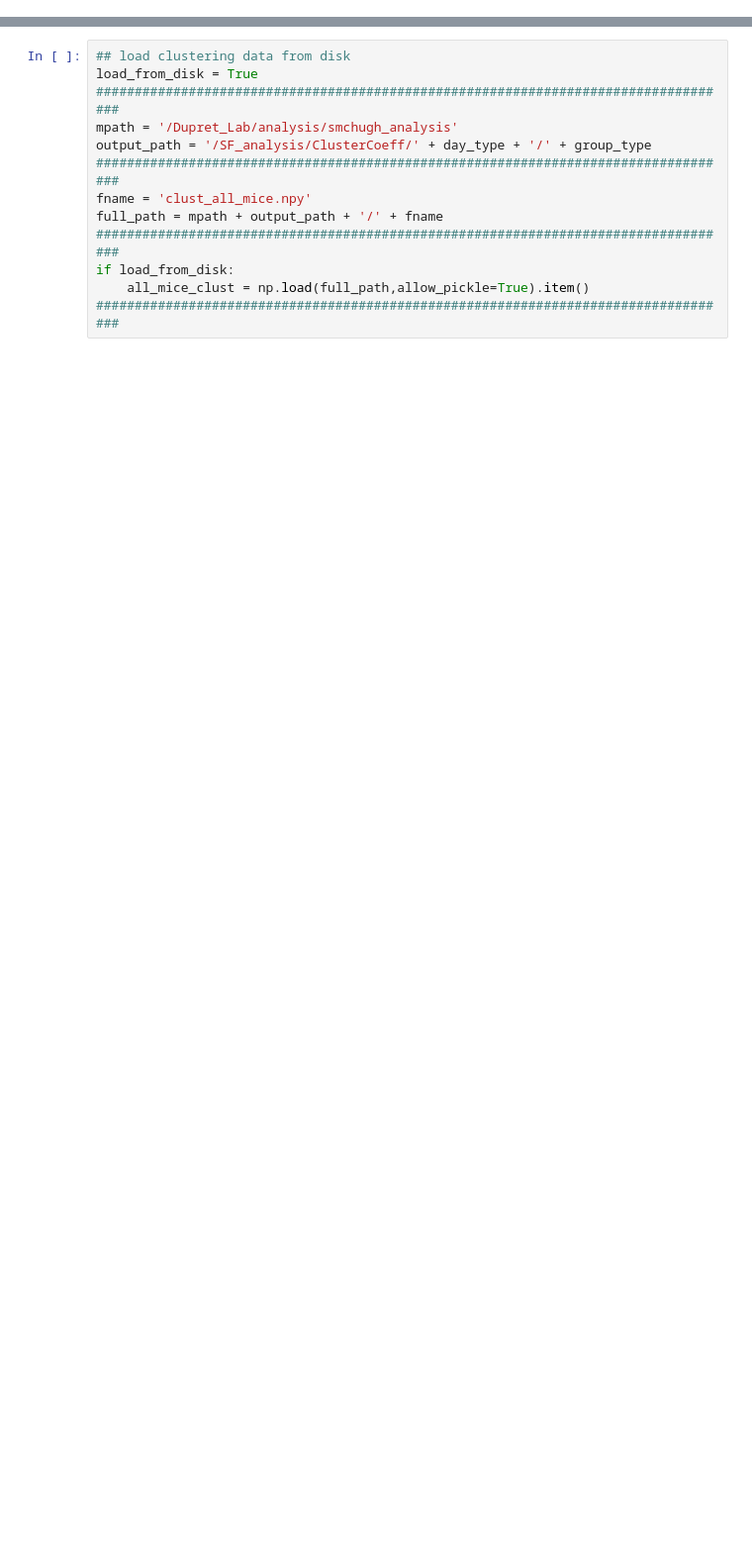
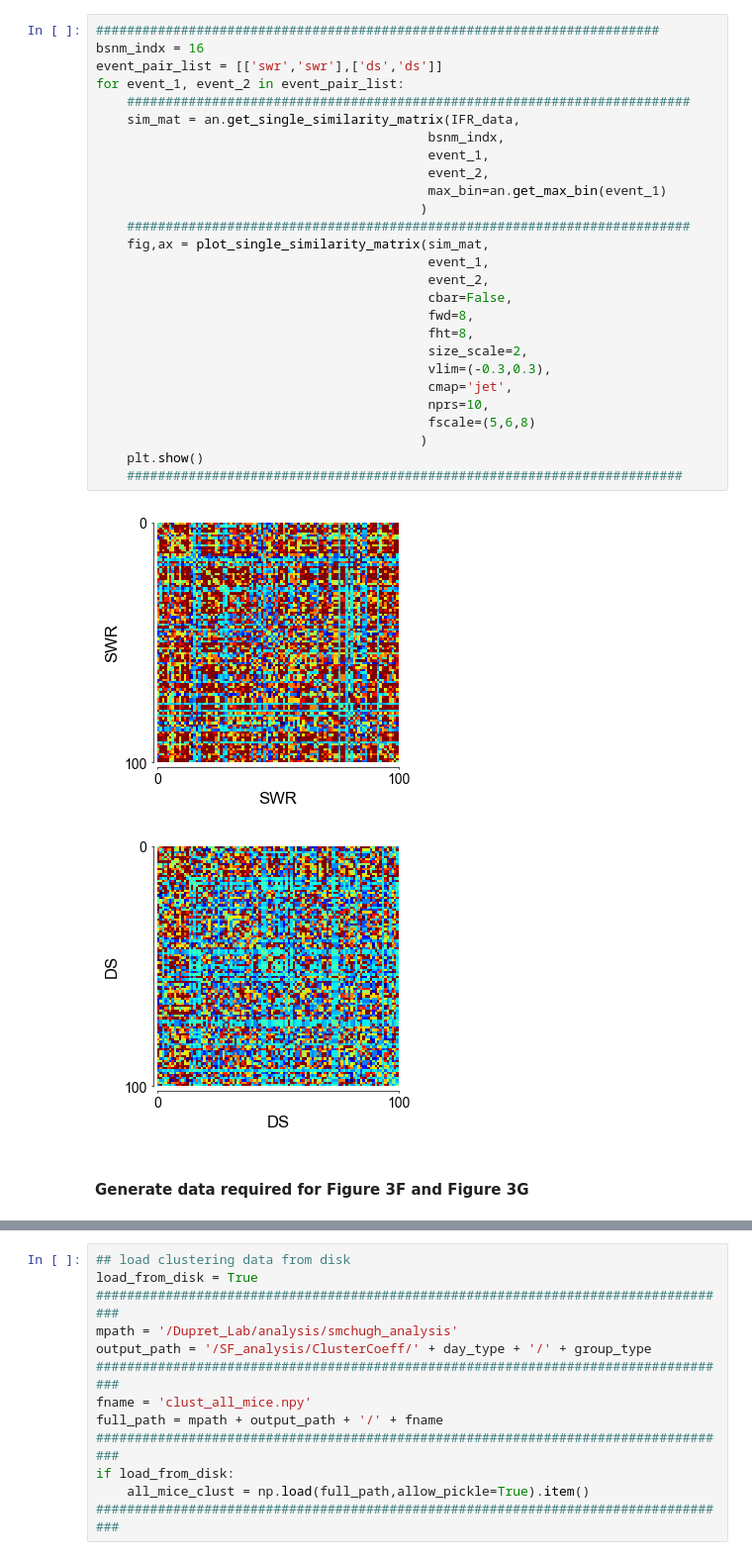
Before and after one commit to stephenbmchugh-neuroscience/neuron_2024_repro, a Jupyter notebook: notebooks/Neuron_Figure_3_github.ipynb, the cells around one changed output, grey strips where cells are left out. Shown at 99% size. Drawn from its saved outputs; the diff is of its cells as text; blank space fills up the shorter version.

```diff
--- a/notebooks/Neuron_Figure_3_github.ipynb
+++ b/notebooks/Neuron_Figure_3_github.ipynb
@@ -220,0 +215,32 @@ size is 0.1
+# %%
+#########################################################################
+bsnm_indx = 16
+event_pair_list = [['swr','swr'],['ds','ds']]
+for event_1, event_2 in event_pair_list:
+    #########################################################################
+    sim_mat = an.get_single_similarity_matrix(IFR_data,
+                                           bsnm_indx,
+                                           event_1,
+                                           event_2,
+                                           max_bin=an.get_max_bin(event_1)
+                                          )
+    #########################################################################
+    fig,ax = plot_single_similarity_matrix(sim_mat,
+                                           event_1,
+                                           event_2,
+                                           cbar=False,
+                                           fwd=8,
+                                           fht=8,
+                                           size_scale=2,
+                                           vlim=(-0.3,0.3),
+                                           cmap='jet',
+                                           nprs=10,
+                                           fscale=(5,6,8)
+                                          )
+    plt.show()
+    ########################################################################
+# %% [output]
+[figure, added]
+[figure, added]
+# %% [markdown]
+#### Generate data required for Figure 3F and Figure 3G
```
Also changed, not shown: parts of 86 cells of this notebook, 6 other files.
